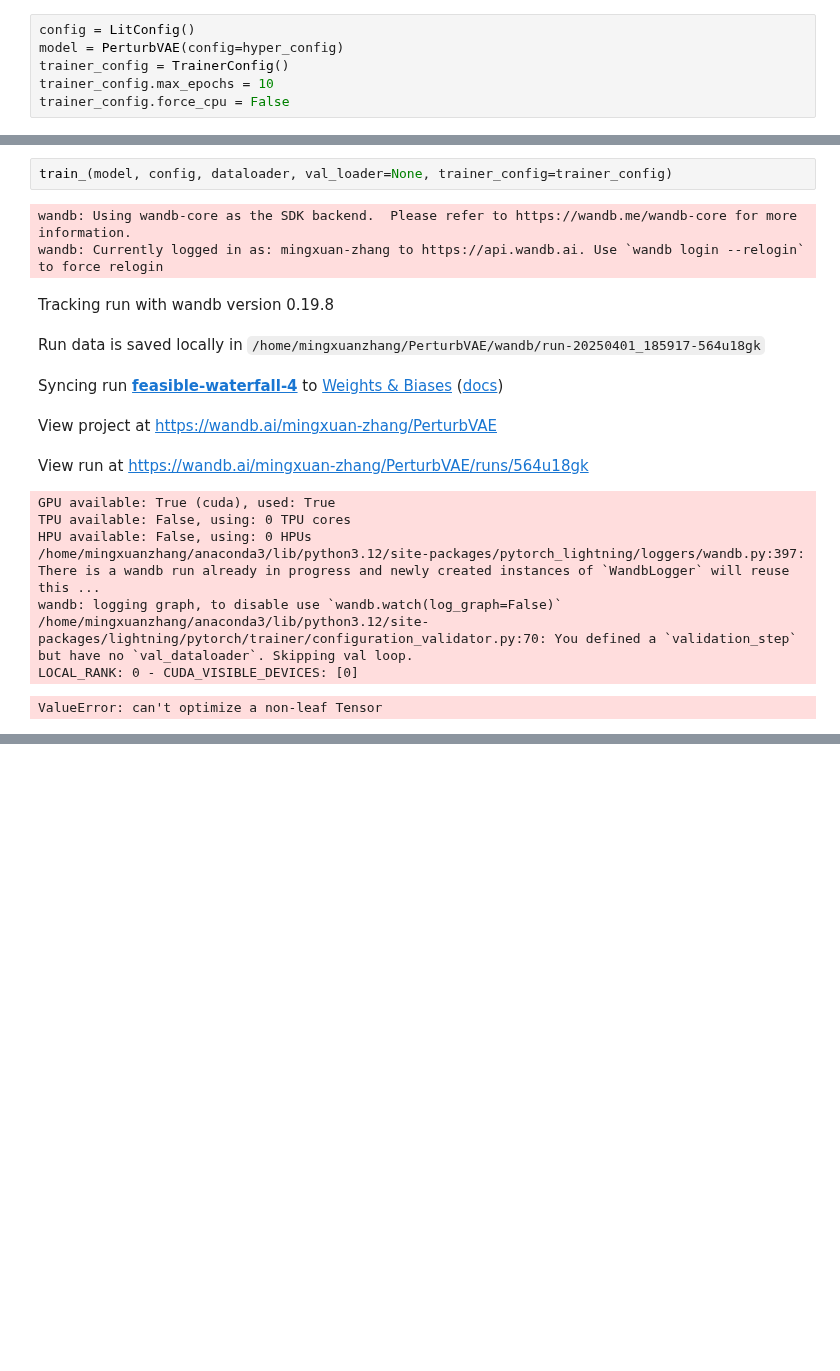
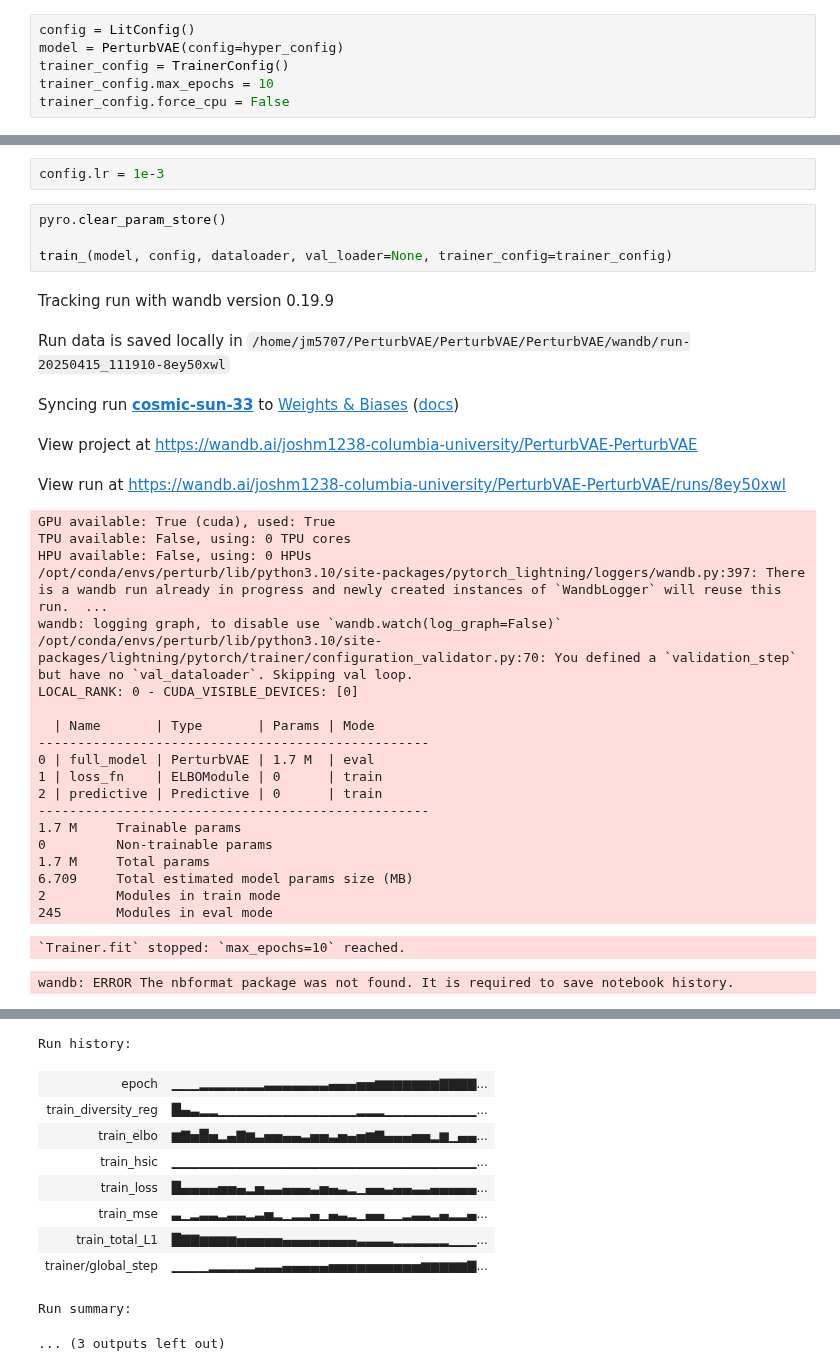
Before and after one commit to azizilab/SHERLOCK, a Jupyter notebook: PerturbVAE/training_test.ipynb, the cells around one changed output, grey strips where cells are left out. Cells and saved outputs as stored; diff of their text form; blank space fills up the shorter version.

```diff
--- a/PerturbVAE/training_test.ipynb
+++ b/PerturbVAE/training_test.ipynb
@@ -73,18 +71,34 @@ data.shape[-1]
+# %%
+config.lr = 1e-3
 # %%
+pyro.clear_param_store()
+
 train_(model, config, dataloader, val_loader=None, trainer_config=trainer_config)
 # %% [output]
-wandb: Using wandb-core as the SDK backend.  Please refer to https://wandb.me/wandb-core for more information.
-wandb: Currently logged in as: mingxuan-zhang to https://api.wandb.ai. Use `wandb login --relogin` to force relogin
-Tracking run with wandb version 0.19.8
+Tracking run with wandb version 0.19.9
-Run data is saved locally in /home/mingxuanzhang/PerturbVAE/wandb/run-20250401_185917-564u18gk
+Run data is saved locally in /home/jm5707/PerturbVAE/PerturbVAE/PerturbVAE/wandb/run-20250415_111910-8ey50xwl
-Syncing run feasible-waterfall-4 to Weights & Biases (docs)
+Syncing run cosmic-sun-33 to Weights & Biases (docs)
-View project at https://wandb.ai/mingxuan-zhang/PerturbVAE
+View project at https://wandb.ai/joshm1238-columbia-university/PerturbVAE-PerturbVAE
-View run at https://wandb.ai/mingxuan-zhang/PerturbVAE/runs/564u18gk
+View run at https://wandb.ai/joshm1238-columbia-university/PerturbVAE-PerturbVAE/runs/8ey50xwl
+GPU available: True (cuda), used: True
+TPU available: False, using: 0 TPU cores
+HPU available: False, using: 0 HPUs
+/opt/conda/envs/perturb/lib/python3.10/site-packages/pytorch_lightning/loggers/wandb.py:397: There is a wandb run already in progress and newly created instances of `WandbLogger` will reuse this run.  ...
+wandb: logging graph, to disable use `wandb.watch(log_graph=False)`
+/opt/conda/envs/perturb/lib/python3.10/site-packages/lightning/pytorch/trainer/configuration_validator.py:70: You defined a `validation_step` but have no `val_dataloader`. Skipping val loop.
+LOCAL_RANK: 0 - CUDA_VISIBLE_DEVICES: [0]
+
+  | Name       | Type       | Params | Mode
+--------------------------------------------------
+0 | full_model | PerturbVAE | 1.7 M  | eval
+1 | loss_fn    | ELBOModule | 0      | train
+2 | predictive | Predictive | 0      | train
+--------------------------------------------------
+1.7 M     Trainable params
+0         Non-trainable params
+1.7 M     Total params
+6.709     Total estimated model params size (MB)
+2         Modules in train mode
+245       Modules in eval mode
-GPU available: True (cuda), used: True
-TPU available: False, using: 0 TPU cores
-HPU available: False, using: 0 HPUs
-/home/mingxuanzhang/anaconda3/lib/python3.12/site-packages/pytorch_lightning/loggers/wandb.py:397: There is a wandb run already in progress and newly created instances of `WandbLogger` will reuse this ...
-wandb: logging graph, to disable use `wandb.watch(log_graph=False)`
-/home/mingxuanzhang/anaconda3/lib/python3.12/site-packages/lightning/pytorch/trainer/configuration_validator.py:70: You defined a `validation_step` but have no `val_dataloader`. Skipping val loop.
-LOCAL_RANK: 0 - CUDA_VISIBLE_DEVICES: [0]
+`Trainer.fit` stopped: `max_epochs=10` reached.
-ValueError: can't optimize a non-leaf Tensor
+wandb: ERROR The nbformat package was not found. It is required to save notebook history.
@@ -90,0 +106,11 @@ ValueError: can't optimize a non-leaf Tensor
+Run history:
+| epoch | ▁▁▁▂▂▂▂▂▂▂▃▃▃▃▃▃▃▄▄▄▅▅▆▆▆▆▆▆▆▇▇▇▇... |
+| train_diversity_reg | █▄▃▂▂▁▁▁▁▁▁▁▁▁▁▁▁▁▁▁▂▂▂▁▁▁▁▁▁▁▁▁▁... |
+| train_elbo | ▆▇▅█▅▂▄▇▆▃▅▅▄▄▃▅▅▃▅▄▅▆▇▄▄▄▅▅▂▆▁▄▄... |
+| train_hsic | ▁▁▁▁▁▁▁▁▁▁▁▁▁▁▁▁▁▁▁▁▁▁▁▁▁▁▁▁▁▁▁▁▁... |
+| train_loss | █▄▄▄▄▅▅▄▂▅▃▃▄▄▄▃▅▄▃▂▁▄▄▃▄▄▃▃▄▄▄▄▄... |
+| train_mse | ▃▁▂▃▃▂▃▃▂▃▅▂▁▂▂▄▁▄▃▂▁▄▄▁▁▂▃▃▂▄▂▂▄... |
+| train_total_L1 | █▇▇▆▆▆▆▅▅▅▅▅▄▄▄▄▄▄▄▄▃▃▃▃▂▂▂▂▂▂▁▁▁... |
+| trainer/global_step | ▁▁▁▁▂▂▂▂▂▃▃▃▄▄▄▄▄▅▅▅▅▅▅▅▅▅▅▆▆▆▆▆▇... |
+Run summary:
+... (3 outputs left out)
```
Also changed, not shown: parts of 14 cells of this notebook, 3 other files.
